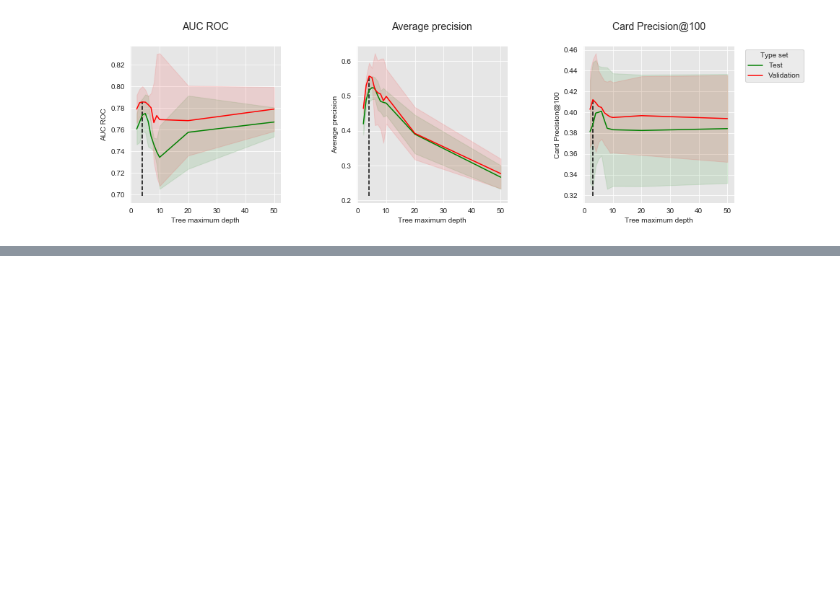
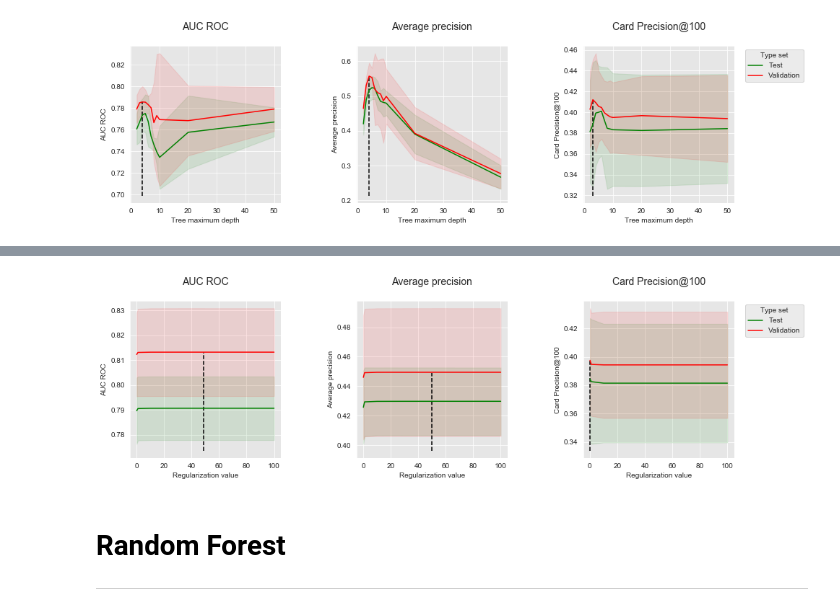
Before and after one commit to evan-dayy/Fraud-Detection-Algorithm, a Jupyter notebook: Model Building-M2.ipynb, the cells around one changed output, grey strips where cells are left out. Drawn from its saved outputs; the diff is of its cells as text; code cells hidden in the pictures; blank space fills up the shorter version.

Commit message:
adding more models

```diff
--- a/Model Building-M2.ipynb
+++ b/Model Building-M2.ipynb
@@ -116,0 +123,27 @@ get_performances_plots(performances_df_dt,
+# %%
+classifier = sklearn.linear_model.LogisticRegression()
+
+parameters = {'clf__C':[0.1,1,10,20, 30, 49, 50,100], 'clf__random_state':[0]}
+
+start_time=time.time()
+
+performances_df=model_selection_wrapper(transactions_df, classifier,
+                                        input_features, output_feature,
+                                        parameters, scoring,
+                                        start_date_training_for_valid,
+                                        start_date_training_for_test,
+                                        n_folds=n_folds,
+                                        delta_train=delta_train,
+                                        delta_delay=delta_delay,
+                                        delta_assessment=delta_assessment,
+                                        performance_metrics_list_grid=performance_metrics_list_grid,
+                                        performance_metrics_list=performance_metrics_list,
+                                        n_jobs=1)
+
+execution_time_lr = time.time()-start_time
+
+parameters_dict=dict(performances_df['Parameters'])
+performances_df['Parameters summary']=[parameters_dict[i]['clf__C'] for i in range(len(parameters_dict))]
+
+# Rename to performances_df_lr for model performance comparison at the end of this notebook
+performances_df_lr=performances_df
@@ -116,0 +162,3 @@ get_performances_plots(performances_df_dt,
+# %%
+summary_performances_lr=get_summary_performances(performances_df_lr, parameter_column_name="Parameters summary")
+summary_performances_lr
@@ -116,0 +172,11 @@ get_performances_plots(performances_df_dt,
+# %%
+get_performances_plots(performances_df_lr,
+                       performance_metrics_list=['AUC ROC', 'Average precision', 'Card Precision@100'],
+                       expe_type_list=['Test','Validation'], expe_type_color_list=['#008000','#FF0000'],
+                       parameter_name="Regularization value",
+                       summary_performances=summary_performances_lr)
+# %% [output]
+[figure, added]
+# %% [markdown]
+# Random Forest
+---
```
Also changed, not shown: parts of 28 cells of this notebook, 1 other file.
